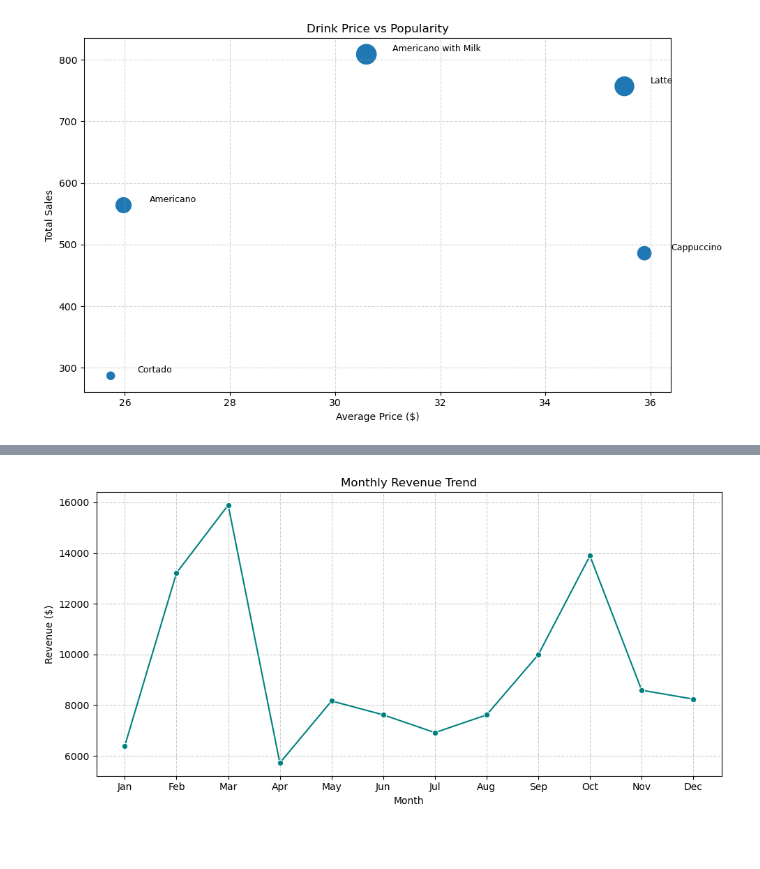
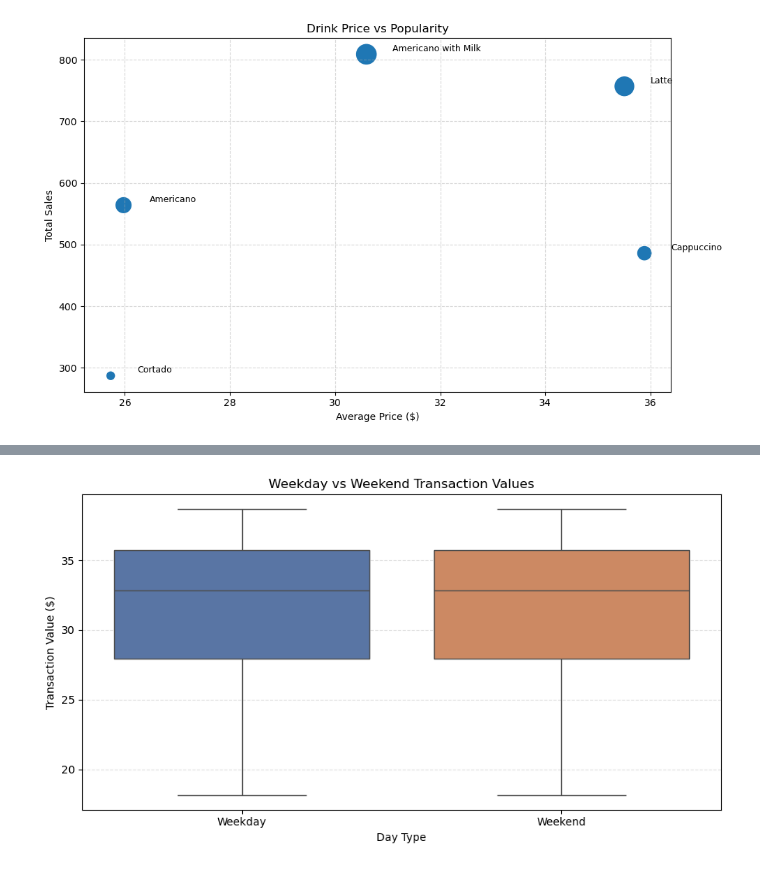
Before and after one commit to Laura7797/Coffee-sales, a Jupyter notebook: notebooks/notebook.ipynb, the cells around one changed output, grey strips where cells are left out. Cells and saved outputs as stored; diff of their text form; code cells hidden in the pictures; blank space fills up the shorter version.

Commit message:
Upgrade analysis with statistics and segmentation

```diff
--- a/notebooks/notebook.ipynb
+++ b/notebooks/notebook.ipynb
@@ -349,25 +362,53 @@ plt.show()
 # %%
-# 8.1 Revenue analysis
-monthly_revenue = (
-    df.groupby(['Monthsort', 'month'], as_index=False)['money']
-    .sum()
-    .sort_values('Monthsort')
-    .rename(columns={'money': 'monthly_revenue'})
+# 8.1 Statistical comparison of weekday vs weekend transaction values
+weekday_spending = df.loc[df['day_type'] == 'Weekday', 'money']
+weekend_spending = df.loc[df['day_type'] == 'Weekend', 'money']
+
+weekday_stats = {
+    'sample_size': int(weekday_spending.shape[0]),
+    'mean': float(weekday_spending.mean()),
+    'median': float(weekday_spending.median())
+}
+weekend_stats = {
+    'sample_size': int(weekend_spending.shape[0]),
+    'mean': float(weekend_spending.mean()),
+    'median': float(weekend_spending.median())
+}
+
+mw_stat, mw_pvalue = mannwhitneyu(weekday_spending, weekend_spending, alternative='two-sided')
+statistical_interpretation = (
+    'The weekday and weekend transaction-value distributions are statistically different.'
+    if mw_pvalue < 0.05
+    else 'The weekday and weekend transaction-value distributions are not statistically different at the 5% level.'
 )
-avg_order_value = df['money'].mean()
-peak_revenue_row = monthly_revenue.loc[monthly_revenue['monthly_revenue'].idxmax()]
 
-print("Monthly revenue:")
-print(monthly_revenue[['month', 'monthly_revenue']])
-print(f"Average order value: ${avg_order_value:.2f}")
-print(f"Highest monthly revenue: {peak_revenue_row['month']} (${peak_revenue_row['monthly_revenue']:.2f})")
+weekday_weekend_stats = pd.DataFrame([
+    {'day_type': 'Weekday', **weekday_stats},
+    {'day_type': 'Weekend', **weekend_stats}
+])
 
-plt.figure(figsize=(10,5))
-sns.lineplot(data=monthly_revenue, x='month', y='monthly_revenue', marker='o', color='teal')
-plt.title('Monthly Revenue Trend')
-plt.xlabel('Month')
-plt.ylabel('Revenue ($)')
-plt.grid(True, linestyle='--', alpha=0.6)
-save_current_figure('monthly_revenue_trend.png')
+print('Weekday vs Weekend Statistical Comparison')
+print(weekday_weekend_stats)
+print(f"Mann-Whitney U statistic: {mw_stat:.2f}")
+print(f"p-value: {mw_pvalue:.4f}")
+print(statistical_interpretation)
+
+plot_df = df[['day_type', 'money']].copy()
+plt.figure(figsize=(9, 5))
+sns.boxplot(
+    data=plot_df,
+    x='day_type',
+    y='money',
+    hue='day_type',
+    order=['Weekday', 'Weekend'],
+    hue_order=['Weekday', 'Weekend'],
+    palette=['#4C72B0', '#DD8452'],
+    legend=False
+)
+plt.title('Weekday vs Weekend Transaction Values')
+plt.xlabel('Day Type')
+plt.ylabel('Transaction Value ($)')
+plt.grid(axis='y', linestyle='--', alpha=0.4)
+save_current_figure('weekday_weekend_statistical_comparison.png')
 plt.show()
 # %% [output]
@@ -390 +422 @@ Highest monthly revenue: Mar ($15891.64)
-[figure, old version]
+[figure, new version]
```
Also changed, not shown: parts of 8 cells of this notebook, 6 other files.
